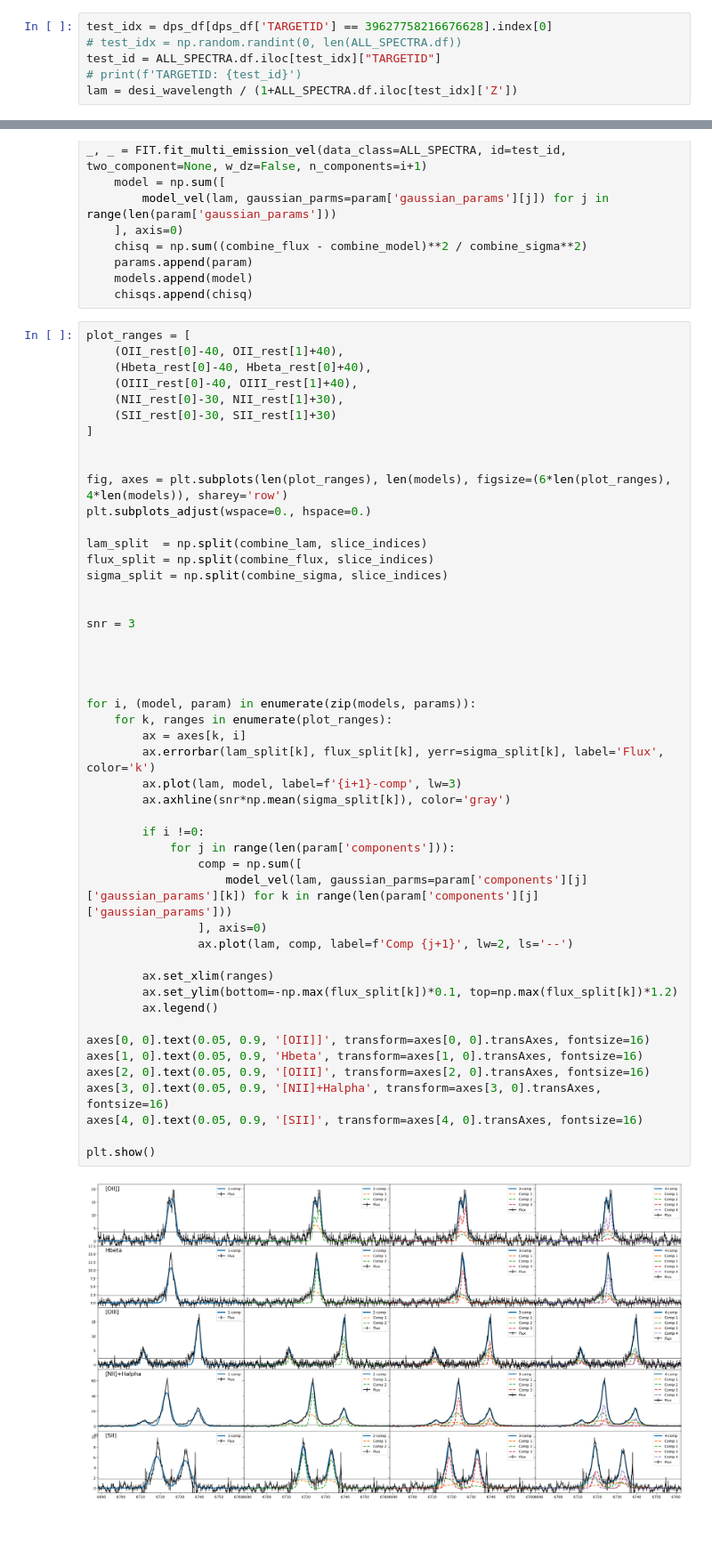
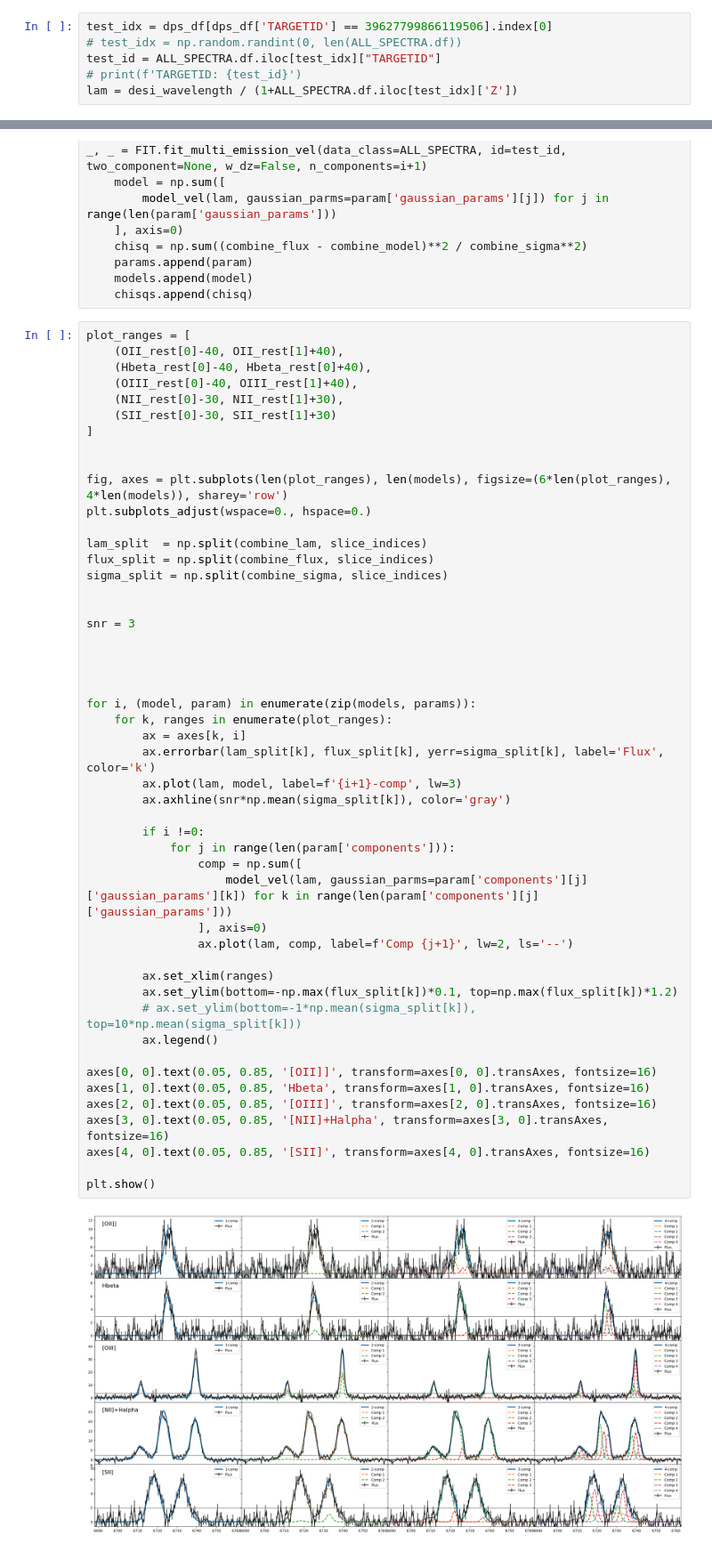
Before and after one commit to hyp0515/searching_inflow, a Jupyter notebook: debug.ipynb, the cells around one changed output, grey strips where cells are left out. Shown at 89% size. Drawn from its saved outputs; the diff is of its cells as text; blank space fills up the shorter version.

```diff
--- a/debug.ipynb
+++ b/debug.ipynb
@@ -22,6 +22,6 @@ Data loading and processing took 18.04 seconds.
 Total number of spectra: 57271
 # %%
-test_idx = dps_df[dps_df['TARGETID'] == 39627758216676628].index[0]
+test_idx = dps_df[dps_df['TARGETID'] == 39627799866119506].index[0]
 # test_idx = np.random.randint(0, len(ALL_SPECTRA.df))
 test_id = ALL_SPECTRA.df.iloc[test_idx]["TARGETID"]
 # print(f'TARGETID: {test_id}')
@@ -68,39 +68,40 @@ lam_split  = np.split(combine_lam, slice_indices)
 flux_split = np.split(combine_flux, slice_indices)
 sigma_split = np.split(combine_sigma, slice_indices)
 
 
 snr = 3
 
 
 
 
 for i, (model, param) in enumerate(zip(models, params)):
     for k, ranges in enumerate(plot_ranges):
         ax = axes[k, i]
         ax.errorbar(lam_split[k], flux_split[k], yerr=sigma_split[k], label='Flux', color='k')
         ax.plot(lam, model, label=f'{i+1}-comp', lw=3)
         ax.axhline(snr*np.mean(sigma_split[k]), color='gray')
 
         if i !=0:
             for j in range(len(param['components'])):
                 comp = np.sum([
                     model_vel(lam, gaussian_parms=param['components'][j]['gaussian_params'][k]) for k in range(len(param['components'][j]['gaussian_params']))
                 ], axis=0)
                 ax.plot(lam, comp, label=f'Comp {j+1}', lw=2, ls='--')
 
         ax.set_xlim(ranges)
         ax.set_ylim(bottom=-np.max(flux_split[k])*0.1, top=np.max(flux_split[k])*1.2)
+        # ax.set_ylim(bottom=-1*np.mean(sigma_split[k]), top=10*np.mean(sigma_split[k]))
         ax.legend()
 
-axes[0, 0].text(0.05, 0.9, '[OII]]', transform=axes[0, 0].transAxes, fontsize=16)
-axes[1, 0].text(0.05, 0.9, 'Hbeta', transform=axes[1, 0].transAxes, fontsize=16)
-axes[2, 0].text(0.05, 0.9, '[OIII]', transform=axes[2, 0].transAxes, fontsize=16)
-axes[3, 0].text(0.05, 0.9, '[NII]+Halpha', transform=axes[3, 0].transAxes, fontsize=16)
-axes[4, 0].text(0.05, 0.9, '[SII]', transform=axes[4, 0].transAxes, fontsize=16)
+axes[0, 0].text(0.05, 0.85, '[OII]]', transform=axes[0, 0].transAxes, fontsize=16)
+axes[1, 0].text(0.05, 0.85, 'Hbeta', transform=axes[1, 0].transAxes, fontsize=16)
+axes[2, 0].text(0.05, 0.85, '[OIII]', transform=axes[2, 0].transAxes, fontsize=16)
+axes[3, 0].text(0.05, 0.85, '[NII]+Halpha', transform=axes[3, 0].transAxes, fontsize=16)
+axes[4, 0].text(0.05, 0.85, '[SII]', transform=axes[4, 0].transAxes, fontsize=16)
 
 plt.show()
 # %% [output]
-[figure, old version]
+[figure, new version]
 # %%
 # Calculate BIC for each model
 
```
Also changed, not shown: parts of 17 cells of this notebook, 6 other files.
